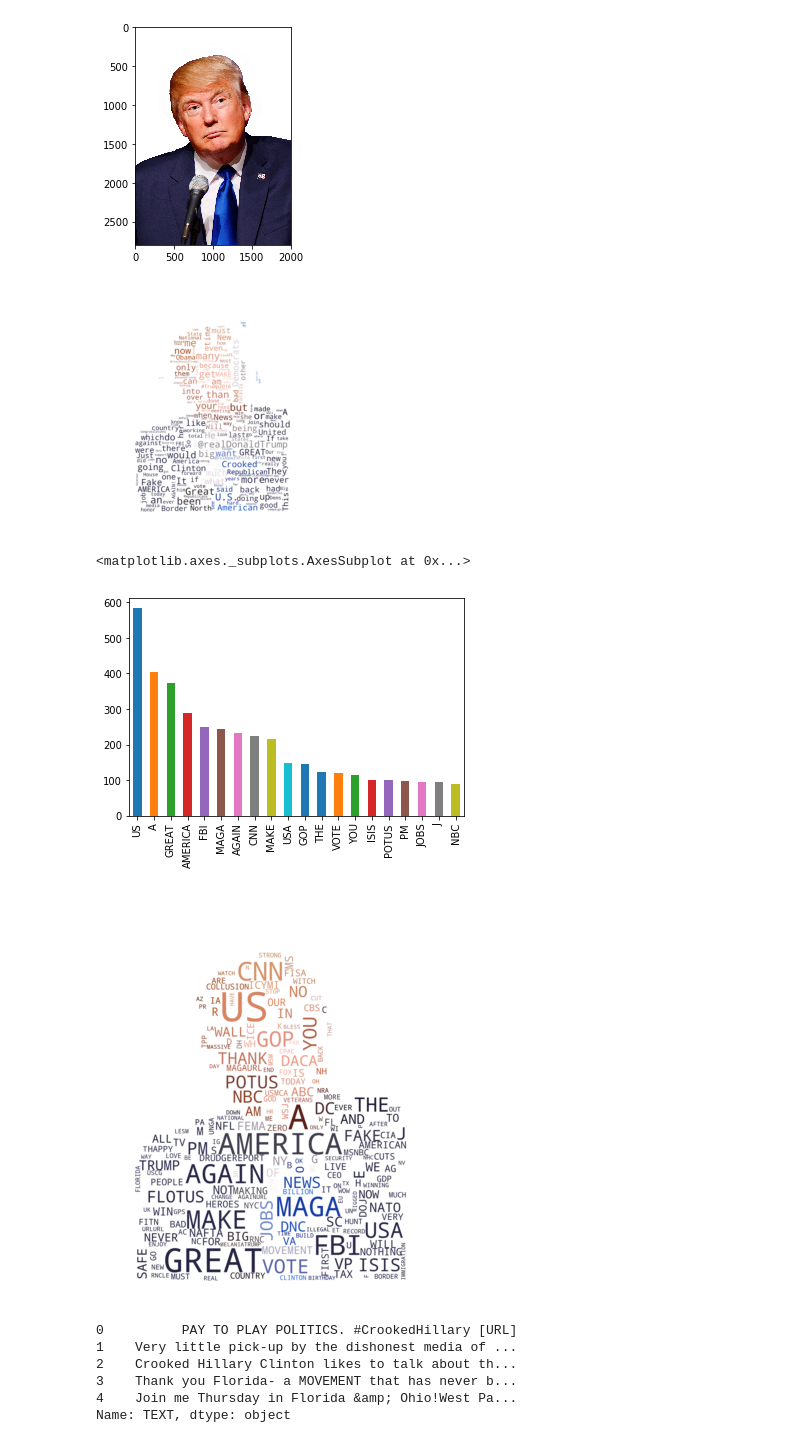
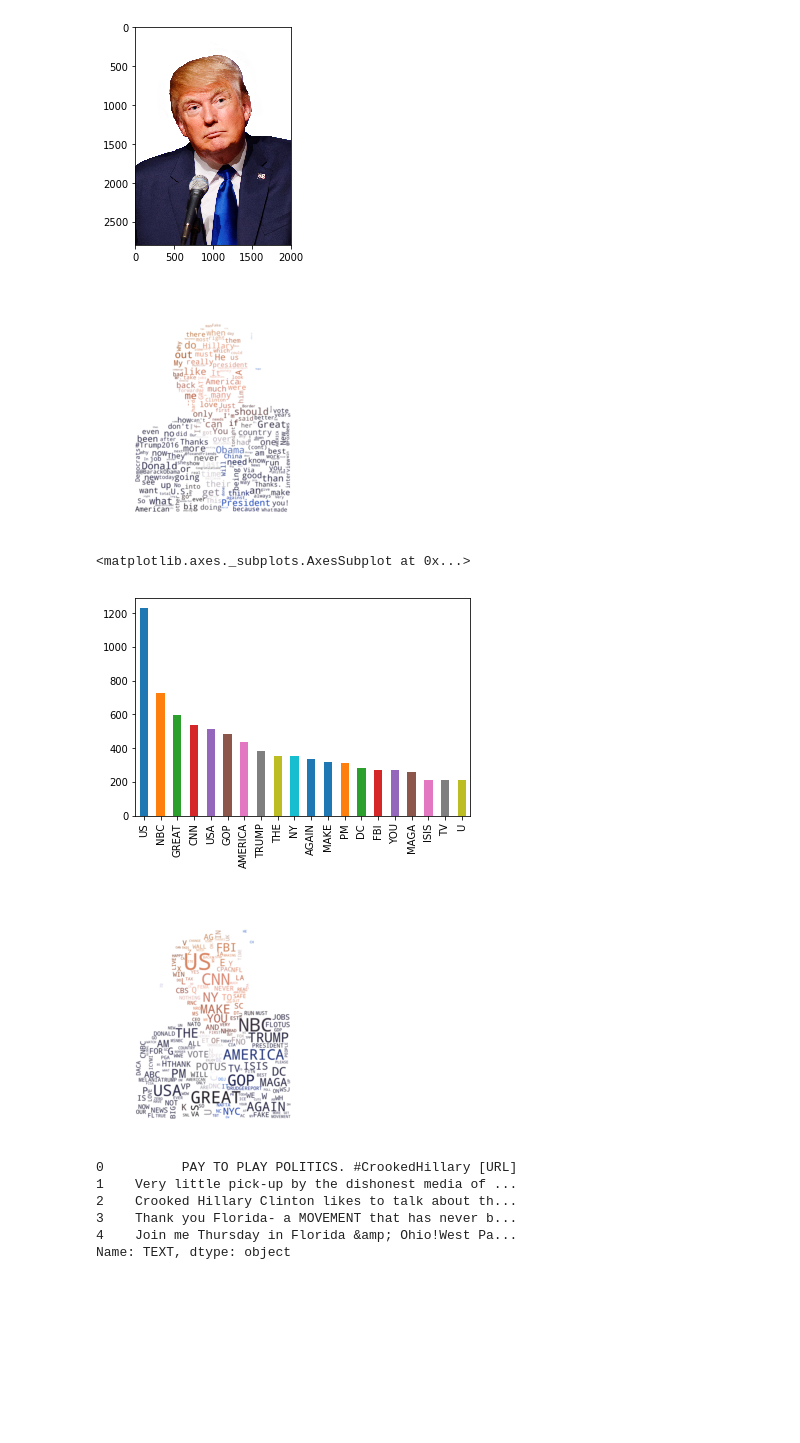
Before and after one commit to EthanH43/text_generator, a Jupyter notebook: Model/Tweet_Analysis.ipynb, the cells around one changed output. Cells and saved outputs as stored; diff of their text form; code cells hidden in the pictures; blank space fills up the shorter version.

```diff
--- a/Model/Tweet_Analysis.ipynb
+++ b/Model/Tweet_Analysis.ipynb
@@ -202,3 +266,5 @@ analysis_df.describe()
+# %%
+tweet_text_all = all_tweet_data['text'].str.cat(sep=' ')
 # %%
 pd.options.display.max_colwidth=1000
 
@@ -262,12 +275,12 @@ Sentiment:
 # %%
-listofwords=pd.Series(tweet_text_all.split())
+# listofwords=pd.Series(tweet_text_all.split())
 # %%
-# listofwords=list(listofwords)
-# listofwords.remove('[URL]')
-# listofwords.remove('I')
-# listofwords.remove('&amp;')
-listofwords=listofwords[listofwords !='[URL]']
-listofwords=listofwords[listofwords !='&amp;']
+# # listofwords=list(listofwords)
+# # listofwords.remove('[URL]')
+# # listofwords.remove('I')
+# # listofwords.remove('&amp;')
+# listofwords=listofwords[listofwords !='[URL]']
+# listofwords=listofwords[listofwords !='&amp;']
 # %%
 listofwords=pd.Series(listofwords)
 top_words=listofwords.value_counts()
@@ -325,7 +338,7 @@ plt.imshow(wc.recolor(color_func=image_colors), interpolation="bilinear")
 plt.axis("off")
 _=plt.show()
 # %% [output]
-[figure, old version]
+[figure, new version]
 # %%
 import re
 caps=[]
@@ -341,26 +354,26 @@ for lists in newlist:
 # %%
 strings=pd.Series(strings)
 top_cap_words=strings.value_counts()
-top_cap_words=top_cap_words.drop(['URL', 'I', 'RT'])
+top_cap_words=top_cap_words.drop(['I', 'RT', 'A', 'J', 'T', 'B', 'M', 'D', 'R', 'O'])
 top_cap_words.head(20).plot.bar()
 # %% [output]
 <matplotlib.axes._subplots.AxesSubplot at 0x...>
-[figure, old version]
+[figure, new version]
 # %%
 wc = WordCloud(background_color="white", mask=trump_mask,
                max_font_size=300, random_state=42)
 wc.generate_from_frequencies(top_cap_words[:300])
 
 # create coloring from image
 image_colors = ImageColorGenerator(trump_mask)
 
 
-plt.figure(figsize=[7,7])
+plt.figure(figsize=[4,4])
 plt.imshow(wc.recolor(color_func=image_colors), interpolation="bilinear")
 plt.axis("off")
 _=plt.show()
 # %% [output]
-[figure, old version]
+[figure, new version]
 # %%
 tweet_text.head()
 # %% [output]
```
Also changed, not shown: parts of 8 cells of this notebook, 14 other files.
